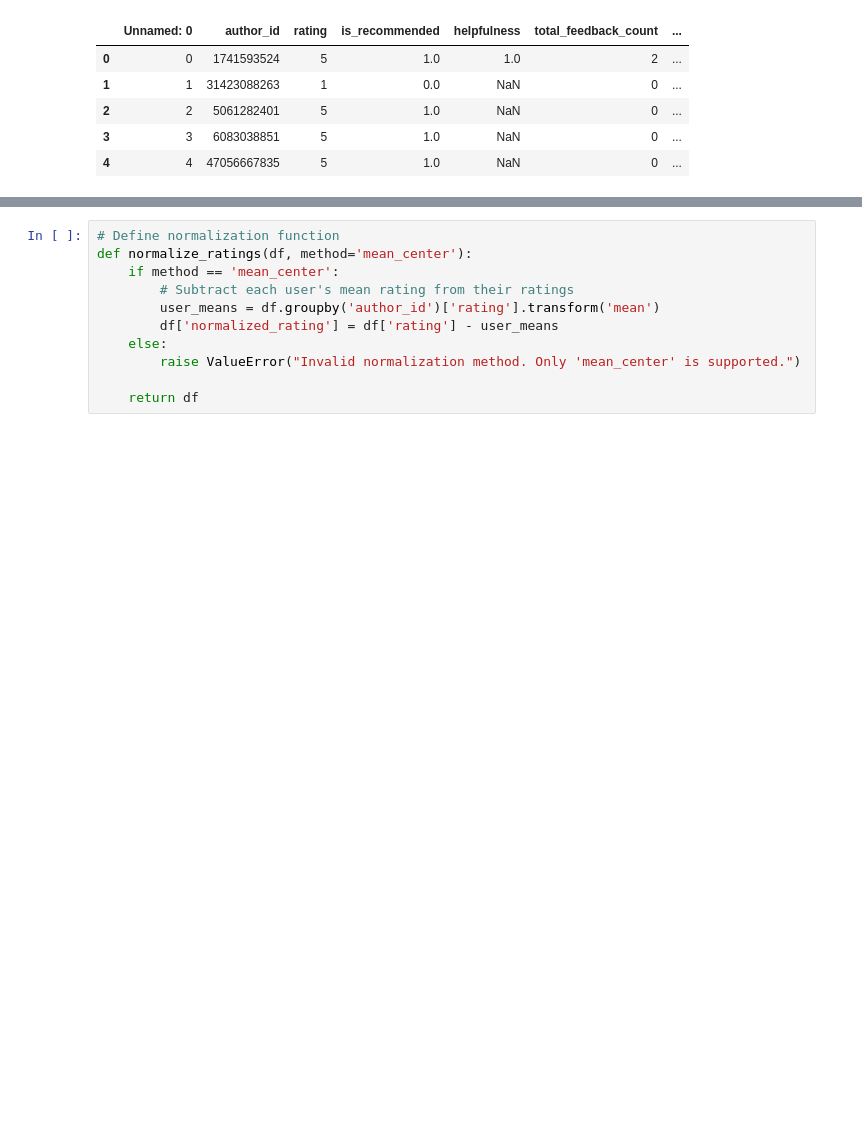
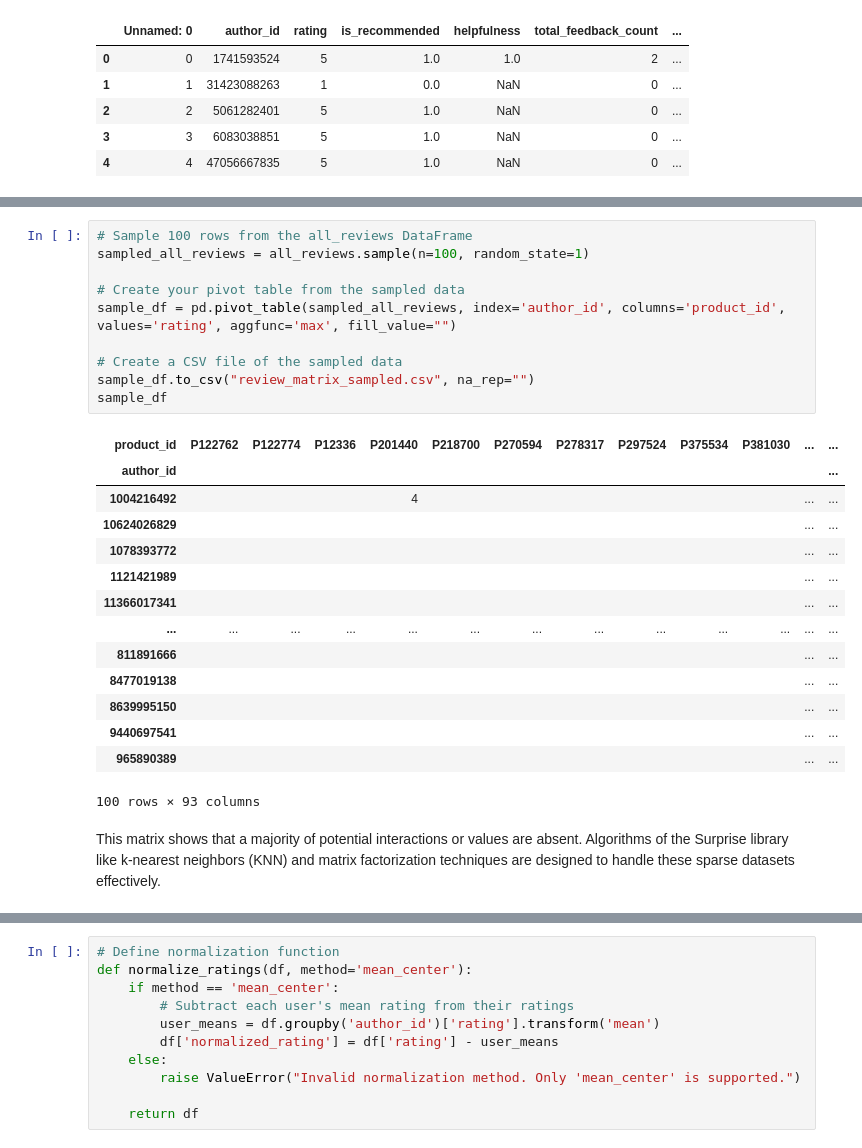
Before and after one commit to renaqd/team1-ADS505, a Jupyter notebook: team1-recommendation_sys.ipynb, the cells around one changed output, grey strips where cells are left out. Saved outputs shown, nothing was run; the diff lists cells and outputs as text; blank space fills up the shorter version.

Commit message:
added matrix explanation

```diff
--- a/team1-recommendation_sys.ipynb
+++ b/team1-recommendation_sys.ipynb
@@ -87,0 +171,27 @@ The provided normalization function employs mean centering, which adjusts each u
+# %%
+# Sample 100 rows from the all_reviews DataFrame
+sampled_all_reviews = all_reviews.sample(n=100, random_state=1)
+
+# Create your pivot table from the sampled data
+sample_df = pd.pivot_table(sampled_all_reviews, index='author_id', columns='product_id', values='rating', aggfunc='max', fill_value="")
+
+# Create a CSV file of the sampled data
+sample_df.to_csv("review_matrix_sampled.csv", na_rep="")
+sample_df
+# %% [output]
+| product_id | P122762 | P122774 | P12336 | P201440 | P218700 | P270594 | P278317 | P297524 | P375534 | P381030 | ... | ... |
+| author_id |  |  |  |  |  |  |  |  |  |  |  | ... |
+| 1004216492 |  |  |  | 4 |  |  |  |  |  |  | ... | ... |
+| 10624026829 |  |  |  |  |  |  |  |  |  |  | ... | ... |
+| 1078393772 |  |  |  |  |  |  |  |  |  |  | ... | ... |
+| 1121421989 |  |  |  |  |  |  |  |  |  |  | ... | ... |
+| 11366017341 |  |  |  |  |  |  |  |  |  |  | ... | ... |
+| ... | ... | ... | ... | ... | ... | ... | ... | ... | ... | ... | ... | ... |
+| 811891666 |  |  |  |  |  |  |  |  |  |  | ... | ... |
+| 8477019138 |  |  |  |  |  |  |  |  |  |  | ... | ... |
+| 8639995150 |  |  |  |  |  |  |  |  |  |  | ... | ... |
+| 9440697541 |  |  |  |  |  |  |  |  |  |  | ... | ... |
+| 965890389 |  |  |  |  |  |  |  |  |  |  | ... | ... |
+100 rows × 93 columns
+# %% [markdown]
+This matrix shows that a majority of potential interactions or values are absent. Algorithms of the Surprise library like k-nearest neighbors (KNN) and matrix factorization techniques are designed to handle these sparse datasets effectively.
```
Also changed, not shown: parts of 8 cells of this notebook.
